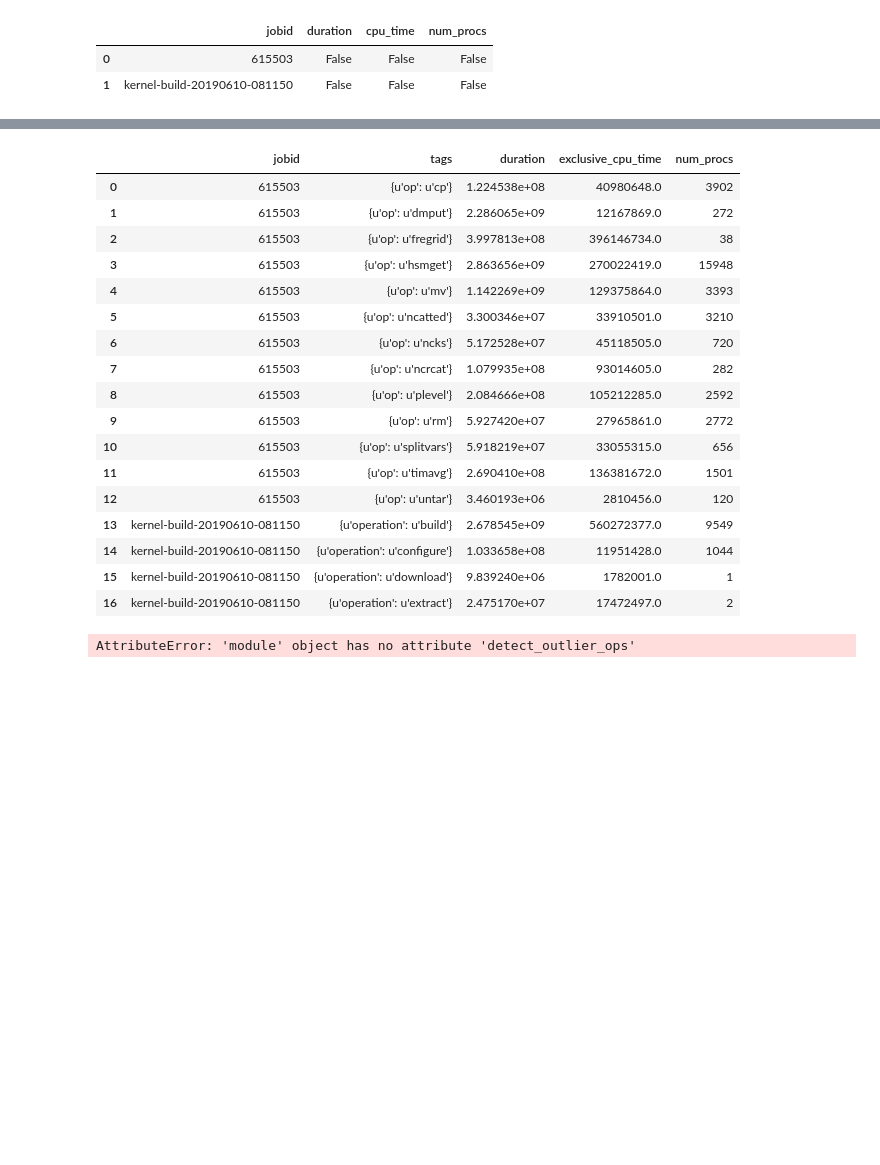
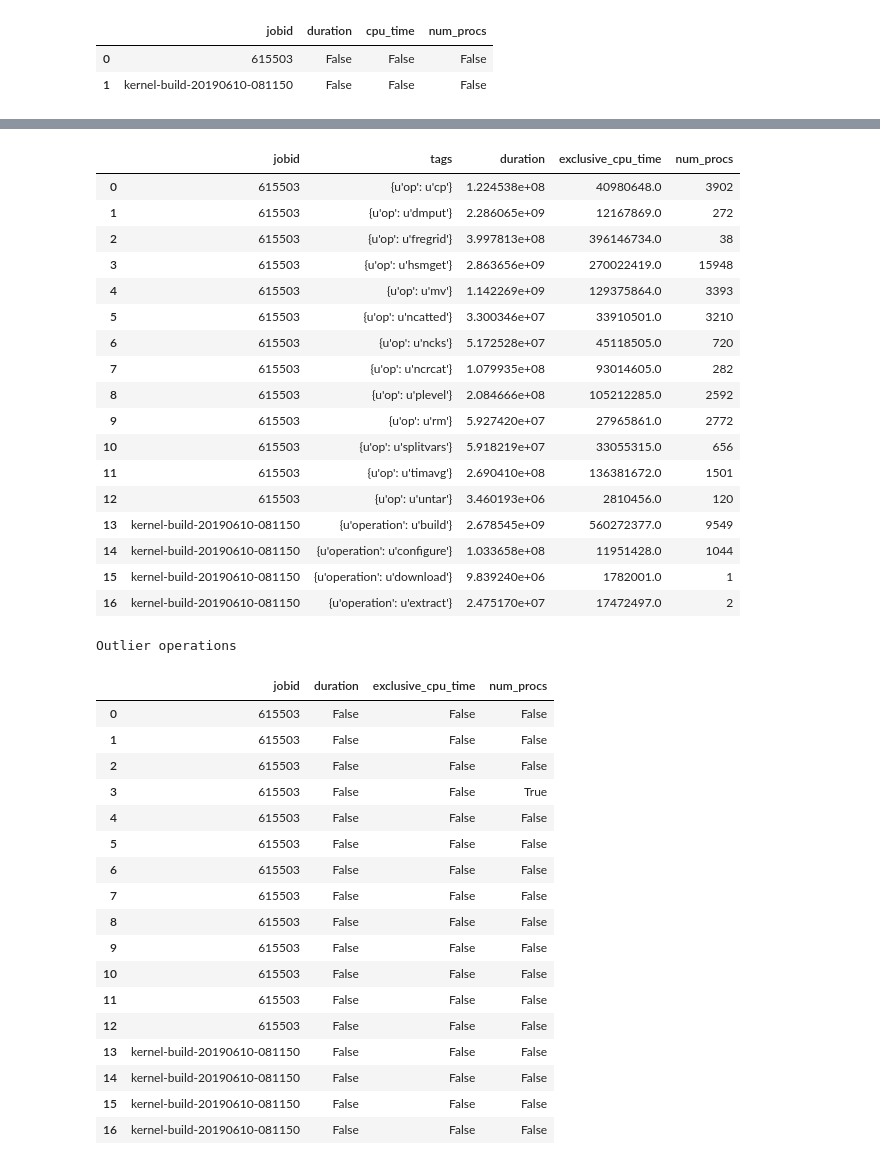
Before and after one commit to ilaflott/epmt, a Jupyter notebook: Outliers-API.ipynb, the cells around one changed output, grey strips where cells are left out. Cells and saved outputs as stored; diff of their text form; code cells hidden in the pictures; blank space fills up the shorter version.

```diff
--- a/Outliers-API.ipynb
+++ b/Outliers-API.ipynb
@@ -75,37 +75,55 @@ ops.rename(columns={'job':'jobid'},inplace=True)
 display(ops[['jobid','tags', 'duration','exclusive_cpu_time','num_procs']])
 
 
-newdfo = eq.detect_outlier_ops(ops)
+newdfo = eod.detect_outlier_ops(ops)
 print("Outlier operations")
 display(newdfo)
 # %% [output]
 jobs: [u'615503', u'kernel-build-20190610-081150']
 tags:[{u'op': u'cp'}, {u'op': u'dmput'}, {u'op': u'fregrid'}, {u'op': u'hsmget'}, {u'op': u'mv'}, {u'op': u'ncatted'}, {u'op': u'ncks'}, {u'op': u'ncrcat'}, {u'op': u'plevel'}, {u'op': u'rm'}, {u'op': ...
 
 [u'PERF_COUNT_SW_CPU_CLOCK' u'cancelled_write_bytes'
  u'delayacct_blkio_time' 'duration' 'exclusive_cpu_time' u'guest_time'
  u'inblock' u'invol_ctxsw' 'job' u'majflt' u'minflt' 'num_procs'
  'num_tids' u'outblock' u'processor' u'rchar' u'rdtsc_duration'
  u'read_bytes' u'rssmax' u'syscr' u'syscw' u'systemtime' 'tags'
  u'time_oncpu' u'time_waiting' u'timeslices' u'user+system' u'usertime'
  u'vol_ctxsw' u'wchar' u'write_bytes']
 |  | jobid | tags | duration | exclusive_cpu_time | num_procs |
 | 0 | 615503 | {u'op': u'cp'} | 1.224538e+08 | 40980648.0 | 3902 |
 | 1 | 615503 | {u'op': u'dmput'} | 2.286065e+09 | 12167869.0 | 272 |
 | 2 | 615503 | {u'op': u'fregrid'} | 3.997813e+08 | 396146734.0 | 38 |
 | 3 | 615503 | {u'op': u'hsmget'} | 2.863656e+09 | 270022419.0 | 15948 |
 | 4 | 615503 | {u'op': u'mv'} | 1.142269e+09 | 129375864.0 | 3393 |
 | 5 | 615503 | {u'op': u'ncatted'} | 3.300346e+07 | 33910501.0 | 3210 |
 | 6 | 615503 | {u'op': u'ncks'} | 5.172528e+07 | 45118505.0 | 720 |
 | 7 | 615503 | {u'op': u'ncrcat'} | 1.079935e+08 | 93014605.0 | 282 |
 | 8 | 615503 | {u'op': u'plevel'} | 2.084666e+08 | 105212285.0 | 2592 |
 | 9 | 615503 | {u'op': u'rm'} | 5.927420e+07 | 27965861.0 | 2772 |
 | 10 | 615503 | {u'op': u'splitvars'} | 5.918219e+07 | 33055315.0 | 656 |
 | 11 | 615503 | {u'op': u'timavg'} | 2.690410e+08 | 136381672.0 | 1501 |
 | 12 | 615503 | {u'op': u'untar'} | 3.460193e+06 | 2810456.0 | 120 |
 | 13 | kernel-build-20190610-081150 | {u'operation': u'build'} | 2.678545e+09 | 560272377.0 | 9549 |
 | 14 | kernel-build-20190610-081150 | {u'operation': u'configure'} | 1.033658e+08 | 11951428.0 | 1044 |
 | 15 | kernel-build-20190610-081150 | {u'operation': u'download'} | 9.839240e+06 | 1782001.0 | 1 |
 | 16 | kernel-build-20190610-081150 | {u'operation': u'extract'} | 2.475170e+07 | 17472497.0 | 2 |
-AttributeError: 'module' object has no attribute 'detect_outlier_ops'
+Outlier operations
+|  | jobid | duration | exclusive_cpu_time | num_procs |
+| 0 | 615503 | False | False | False |
+| 1 | 615503 | False | False | False |
+| 2 | 615503 | False | False | False |
+| 3 | 615503 | False | False | True |
+| 4 | 615503 | False | False | False |
+| 5 | 615503 | False | False | False |
+| 6 | 615503 | False | False | False |
+| 7 | 615503 | False | False | False |
+| 8 | 615503 | False | False | False |
+| 9 | 615503 | False | False | False |
+| 10 | 615503 | False | False | False |
+| 11 | 615503 | False | False | False |
+| 12 | 615503 | False | False | False |
+| 13 | kernel-build-20190610-081150 | False | False | False |
+| 14 | kernel-build-20190610-081150 | False | False | False |
+| 15 | kernel-build-20190610-081150 | False | False | False |
+| 16 | kernel-build-20190610-081150 | False | False | False |
 # %%
```
Also changed, not shown: parts of 1 cell of this notebook.
